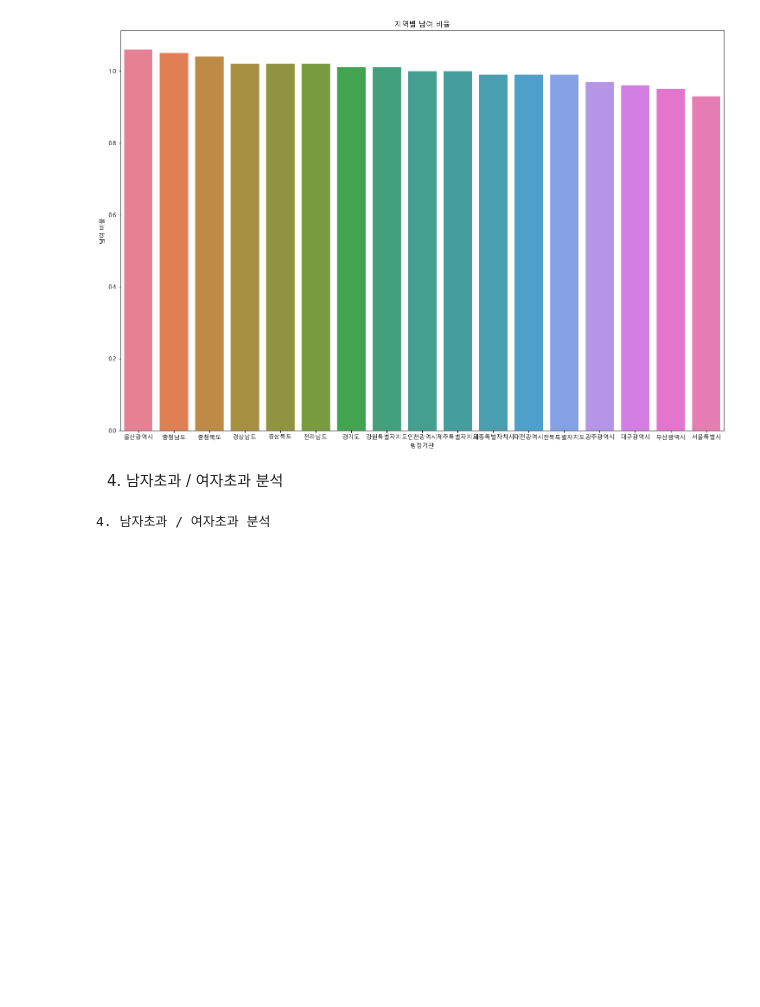
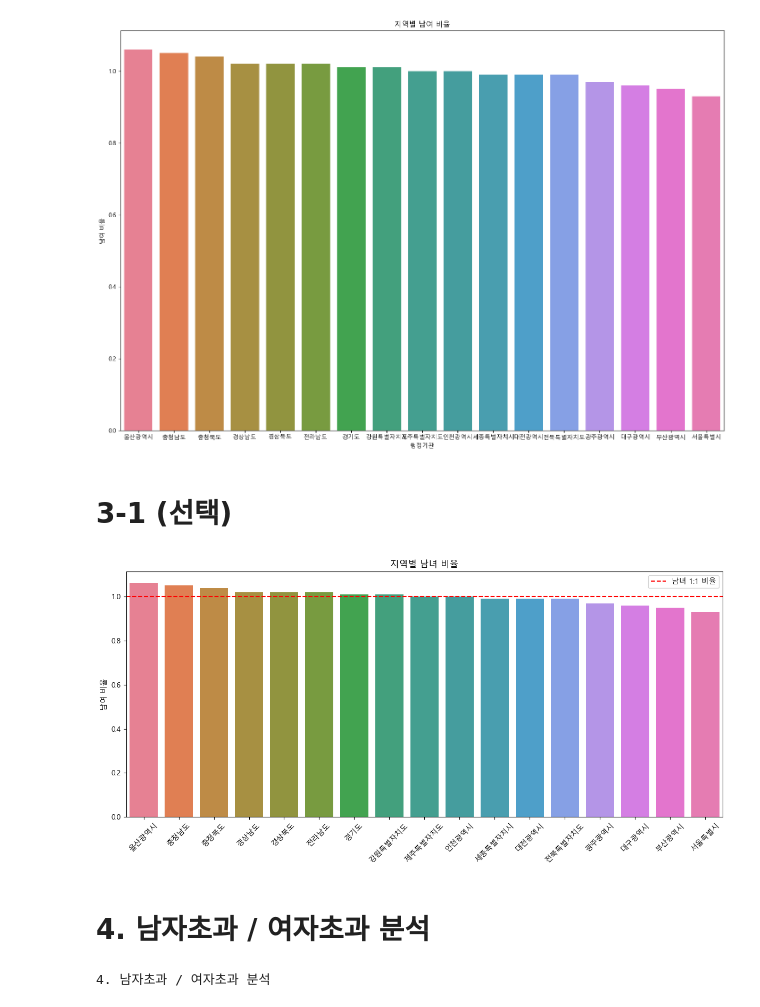
Before and after one commit to Eojinn/Python_Webscraping_analysis, a Jupyter notebook: 연습문제_웹스크래핑/04_인구현황분석.ipynb, the cells around one changed output. Saved outputs shown, nothing was run; the diff lists cells and outputs as text; code cells hidden in the pictures; blank space fills up the shorter version.

```diff
--- a/연습문제_웹스크래핑/04_인구현황분석.ipynb
+++ b/연습문제_웹스크래핑/04_인구현황분석.ipynb
@@ -223,8 +175,47 @@ Figure(1800x1200)
 Axes(0.125,0.11;0.775x0.77)
 Text(0.5, 1.0, '지역별 남여 비율')
 [figure]
+# %% [markdown]
+# 3-1 (선택)
+# %%
+import matplotlib.pyplot as plt
+import seaborn as sns
+
+# 1. 그래프 크기 및 axes 설정
+# axes2가 단일 객체이므로 괄호 없이 선언하는 것이 깔끔합니다.
+figure, axes2 = plt.subplots(nrows=1, ncols=1)
+figure.set_size_inches(12, 6) # 이미지 비율에 맞춰 조정
+
+# 2. barplot 그리기
+# hue를 사용하면 범례가 자동으로 생기므로, 이미지처럼 막대 색상만 다르게 하려면 palette를 활용할 수도 있습니다.
+sns.barplot(
+    data=data_region_mw.sort_values(by='남여 비율', ascending=False),
+    x='행정기관',
+    y='남여 비율',
+    ax=axes2,
+    hue='행정기관',
+    legend=False # 바닥에 생기는 중복 범례 방지
+)
+
+# 3. 기준선(axhline) 추가
+# 이미지의 핵심 포인트입니다. y=1.0 위치에 빨간 점선을 긋습니다.
+axes2.axhline(y=1.0, color='red', linestyle='--', linewidth=1.5, label='남녀 1:1 비율')
+
+# 4. 차트 디테일 설정
+axes2.set_title('지역별 남녀 비율')
+axes2.set_xlabel('') # X축 이름 생략 (이미지 참고)
+axes2.tick_params(axis='x', rotation=45) # 지역 이름이 겹치지 않게 회전
+
+# 5. 범례 표시
+# axhline에서 설정한 label을 우측 상단에 표시합니다.
+axes2.legend(loc='upper right')
+
+plt.tight_layout()
+plt.show()
+# %% [output]
+[figure, added]
 # %% [markdown]
-4. 남자초과 / 여자초과 분석
+# 4. 남자초과 / 여자초과 분석
 # %%
 # 1. '전국' 제외 및 남초여초 판별
 data_region_mw = data[data['행정기관'].str.contains('전국') == False].copy()
```
Also changed, not shown: parts of 8 cells of this notebook.
